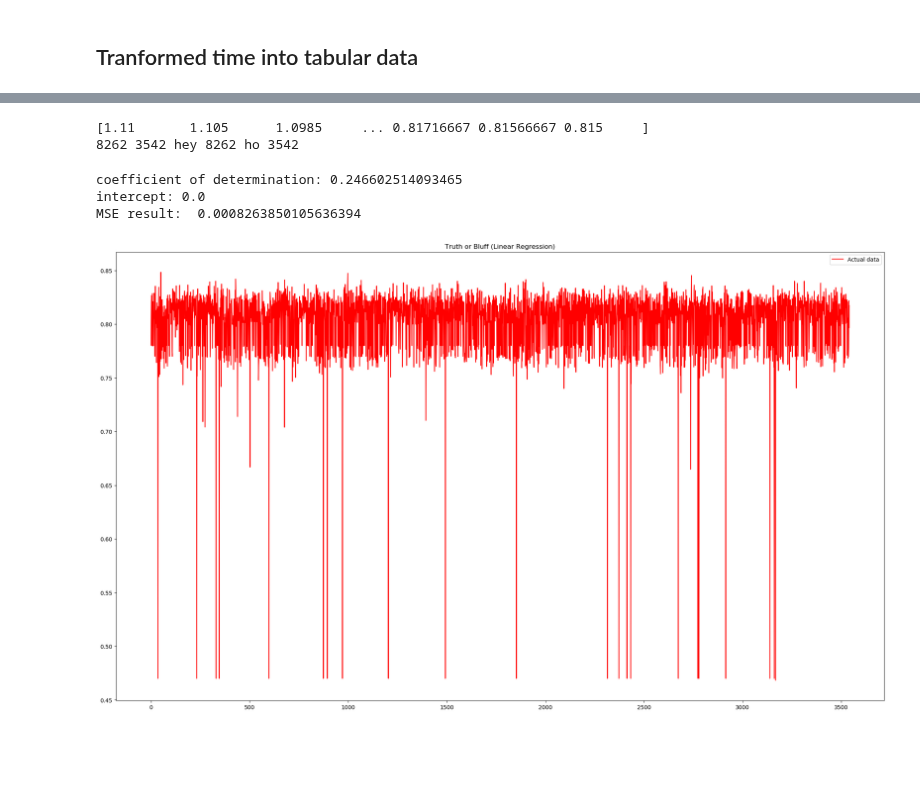
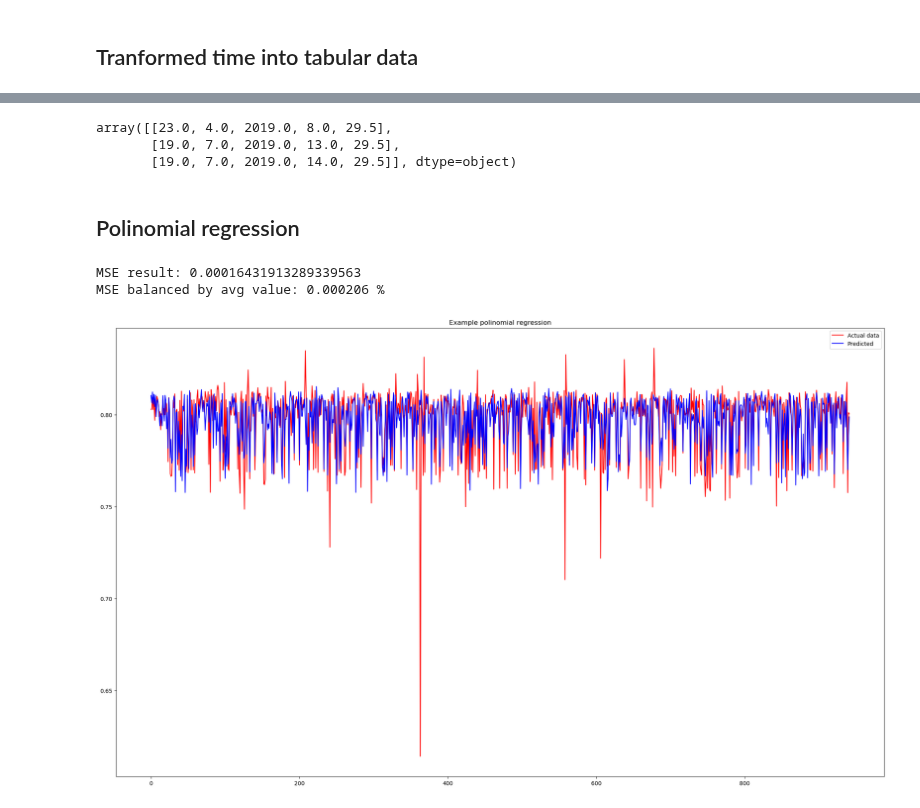
Before and after one commit to Zan-23/IJS_water_loss, a Jupyter notebook: notebooks/Regression sktime.ipynb, the cells around one changed output, grey strips where cells are left out. Cells and saved outputs as stored; diff of their text form; code cells hidden in the pictures; blank space fills up the shorter version.

Commit message:
Fixed to regression and data choosing

```diff
--- a/notebooks/Regression sktime.ipynb
+++ b/notebooks/Regression sktime.ipynb
@@ -55,13 +69,13 @@ data_249_index"""
 # %%
-data_249_t = data_249_index.copy()
-data_249_t["index"] = data_249_index["index"].dt.floor('h')
+data_249_t = data_249.copy()
+data_249_t = data_249_t.reset_index()
+data_249_t["index"] = data_249_t["index"].dt.floor('h')
 data_249_t["index"] = data_249_t["index"].dt.strftime("%Y-%m-%d %H:%M")
 
 data_249_t["index"] = pandas.to_datetime(data_249_t["index"], format="%Y-%m-%d %H:%M")
 data_249_t = data_249_t.groupby("index").mean()
 
-data_249_index = data_249_t.reset_index()
-del data_249_index["index"]
+data_249_index = data_249_t
 data_249_index
 # %% [output]
 |  | tot1 | tot2 | analog2 | day | month | year | hour | minute |
@@ -95,0 +113,6 @@ viz_linear(predicted)""";
+# %%
+def data_sel(start, end, data_fun):
+    return data_fun.loc[(data_fun.index >= start) & (data_fun.index <= end)]
+
+data = data_sel("2019-04-23 08:00:00", "2019-09-01 08:00:00", data_249_index).sort_values("year")
+data
@@ -96,40 +134,37 @@ viz_linear(predicted)""";
 # %%
-matrix_X = data_249_index.reset_index().values
+matrix_X = data.reset_index().values
 Y_pressure = matrix_X[:, 3]
-matrix_X = matrix_X[:, 4:]   # day	month	year	hour	minute
-print(Y_pressure)
+matrix_X = matrix_X[:, 4:]
+# day month year hour minute
 
 X_train, X_test, y_train, y_test = train_test_split(matrix_X, Y_pressure, test_size=0.3, random_state=0)
-print(len(X_train), len(X_test), "hey", len(y_train), "ho", len(y_test))
+matrix_X[:3]
 # %% [output]
-[1.11       1.105      1.0985     ... 0.81716667 0.81566667 0.815     ]
-8262 3542 hey 8262 ho 3542
+array([[23.0, 4.0, 2019.0, 8.0, 29.5],
+       [19.0, 7.0, 2019.0, 13.0, 29.5],
+       [19.0, 7.0, 2019.0, 14.0, 29.5]], dtype=object)
+# %% [markdown]
+## Polinomial regression
 # %%
 x_ = PolynomialFeatures(degree=2, include_bias=True).fit_transform(X_train)
 x_test = PolynomialFeatures(degree=2, include_bias=True).fit_transform(X_test)
 
 model = LinearRegression(fit_intercept=False).fit(x_, y_train)
-r_sq = model.score(x_, y_train)
-
-print('coefficient of determination:', r_sq)
-print('intercept:', model.intercept_)
-
 y_pred = model.predict(x_test)
 
 diff = mean_squared_error(y_test, y_pred)
-print("MSE result: ", diff)
+print("MSE result:", diff, "\nMSE balanced by avg value: {:0.6f}".format((diff / mean(y_test))),"%")
 
 plt.figure(figsize=(25, 15), dpi= 100)
 plt.plot([i for i in range(len(y_test))], y_test, color='red', label="Actual data")
 plt.plot([i for i in range(len(y_pred))], y_pred, color='blue', label="Predicted")
-plt.title('Truth or Bluff (Linear Regression)')
+plt.title('Example polinomial regression')
 plt.legend()
 plt.xlabel('')
 plt.ylabel('')
 plt.show()
 # %% [output]
-coefficient of determination: 0.246602514093465
-intercept: 0.0
-MSE result:  0.0008263850105636394
+MSE result: 0.00016431913289339563
+MSE balanced by avg value: 0.000206 %
-[figure, old version]
+[figure, new version]
 # %%
```
Also changed, not shown: parts of 8 cells of this notebook, 1 other file.
